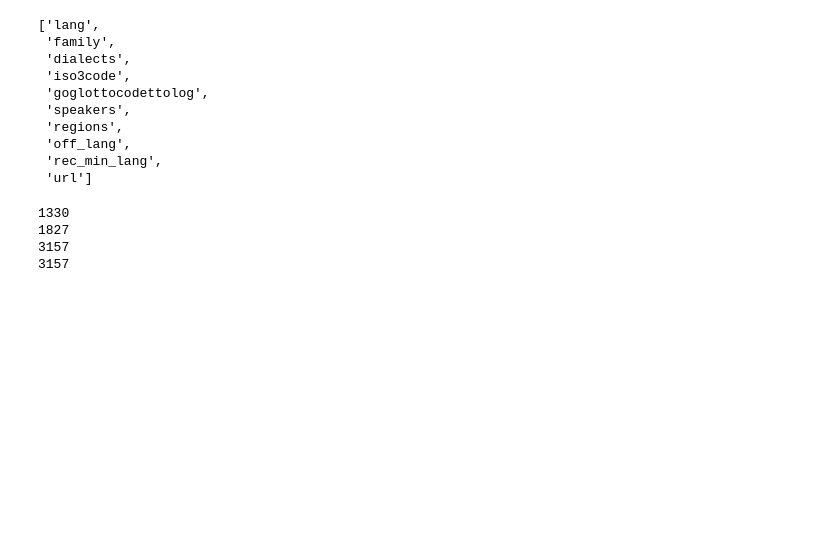
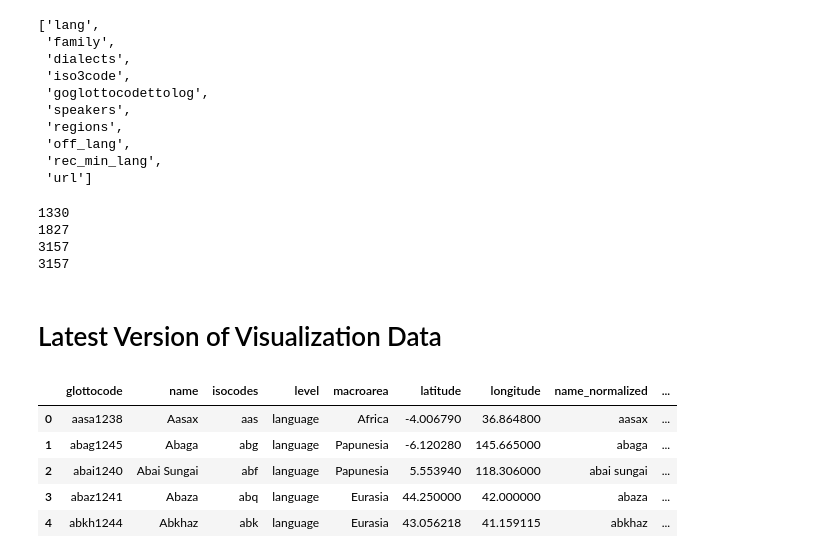
Before and after one commit to gcwarren/LanguageStatusVisualizationProject, a Jupyter notebook: ipynb_files/aggregate_for_visualization.ipynb, the cells around one changed output. Saved outputs shown, nothing was run; the diff lists cells and outputs as text; code cells hidden in the pictures; blank space fills up the shorter version.

```diff
--- a/ipynb_files/aggregate_for_visualization.ipynb
+++ b/ipynb_files/aggregate_for_visualization.ipynb
@@ -169,5 +169,7 @@ print(len(merged_langs))
 1827
 3157
 3157
+# %% [markdown]
+# Latest Version of Visualization Data
 # %%
 merged_langs.to_csv('merged_langs_wiki_extinct.csv')
@@ -173,0 +182,11 @@ merged_langs.to_csv('merged_langs_wiki_extinct.csv')
+# %%
+data2 = pd.read_csv('../docs/merged.csv')
+# %%
+data2.head()
+# %% [output]
+|  | glottocode | name | isocodes | level | macroarea | latitude | longitude | name_normalized | ... |
+| 0 | aasa1238 | Aasax | aas | language | Africa | -4.006790 | 36.864800 | aasax | ... |
+| 1 | abag1245 | Abaga | abg | language | Papunesia | -6.120280 | 145.665000 | abaga | ... |
+| 2 | abai1240 | Abai Sungai | abf | language | Papunesia | 5.553940 | 118.306000 | abai sungai | ... |
+| 3 | abaz1241 | Abaza | abq | language | Eurasia | 44.250000 | 42.000000 | abaza | ... |
+| 4 | abkh1244 | Abkhaz | abk | language | Eurasia | 43.056218 | 41.159115 | abkhaz | ... |
```
Also changed, not shown: parts of 12 cells of this notebook, 2 other files.
